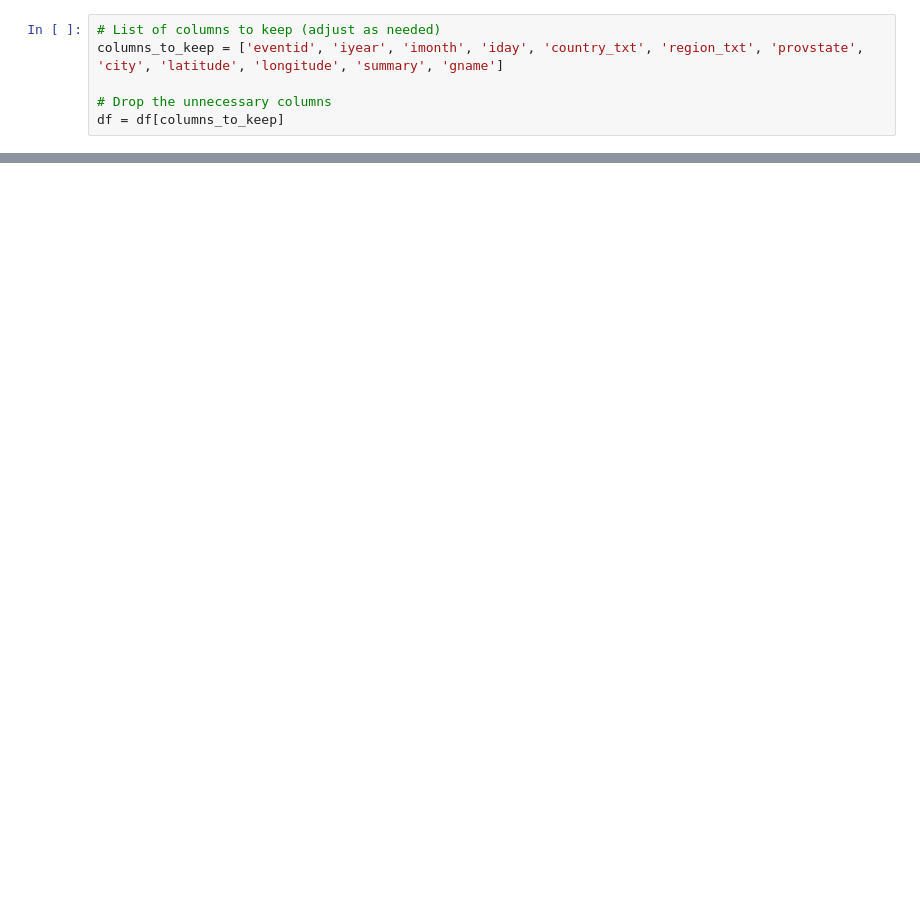
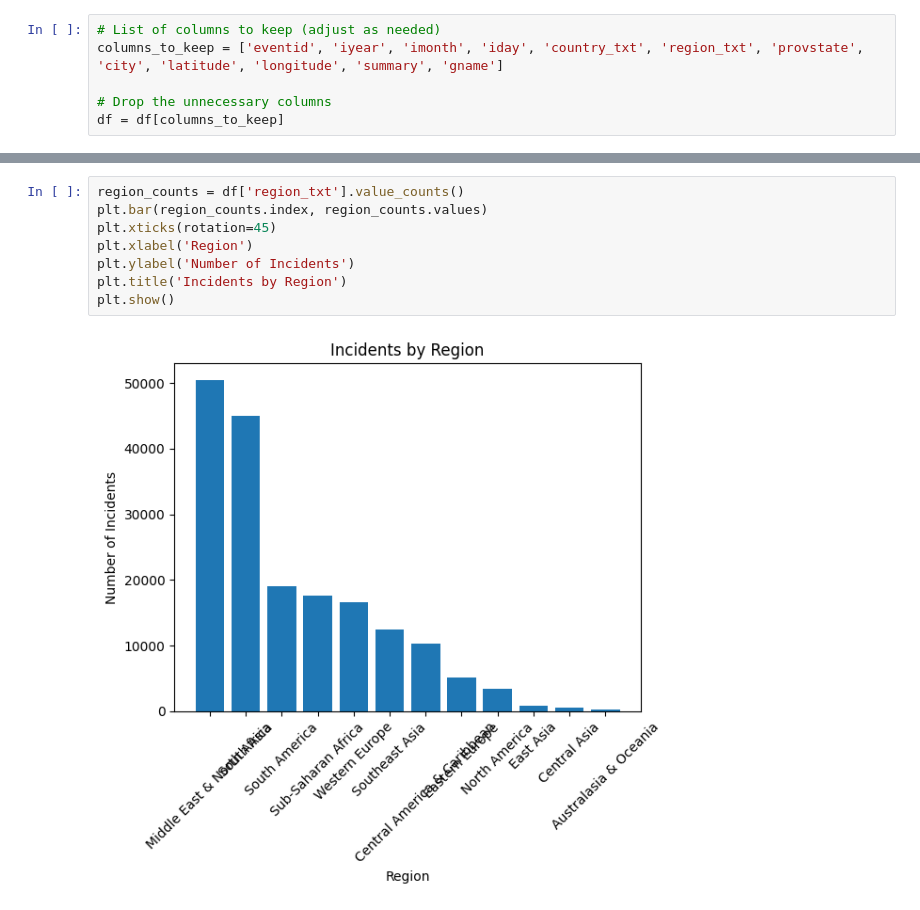
Before and after one commit to parshvak26/Basic-of-visualization-in-python, a Jupyter notebook: Basic_of_data_visualization.ipynb, the cells around one changed output, grey strips where cells are left out. Saved outputs shown, nothing was run; the diff lists cells and outputs as text; blank space fills up the shorter version.

```diff
--- a/Basic_of_data_visualization.ipynb
+++ b/Basic_of_data_visualization.ipynb
@@ -30,0 +67,10 @@ df.head()
+# %%
+region_counts = df['region_txt'].value_counts()
+plt.bar(region_counts.index, region_counts.values)
+plt.xticks(rotation=45)
+plt.xlabel('Region')
+plt.ylabel('Number of Incidents')
+plt.title('Incidents by Region')
+plt.show()
+# %% [output]
+[figure, added]
```
Also changed, not shown: parts of 9 cells of this notebook.
